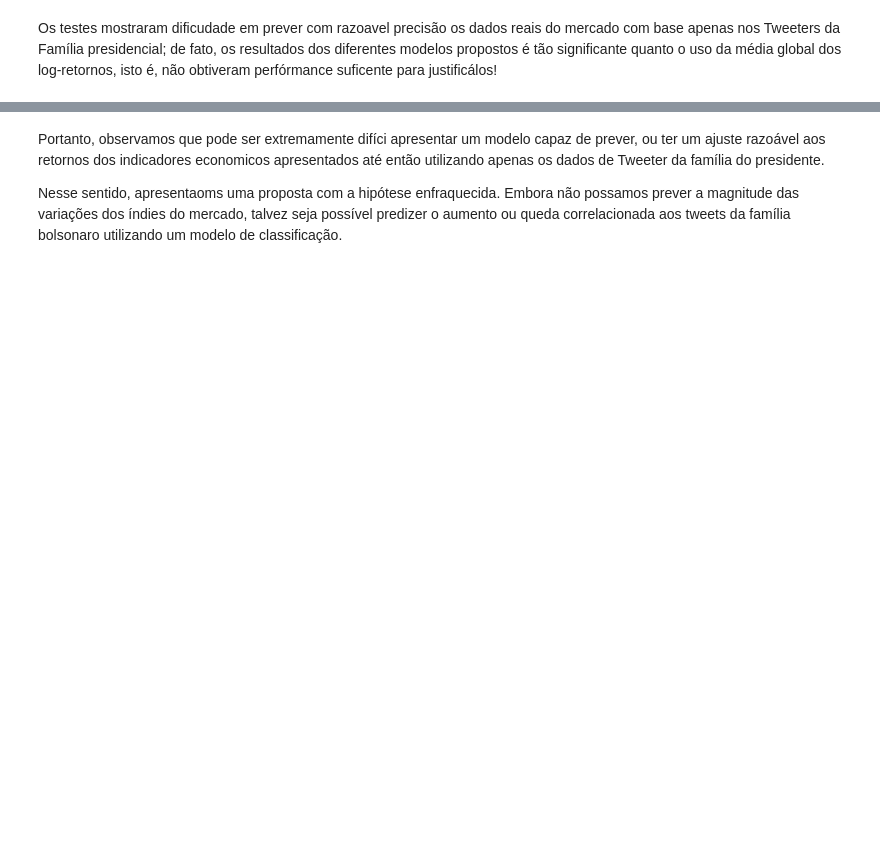
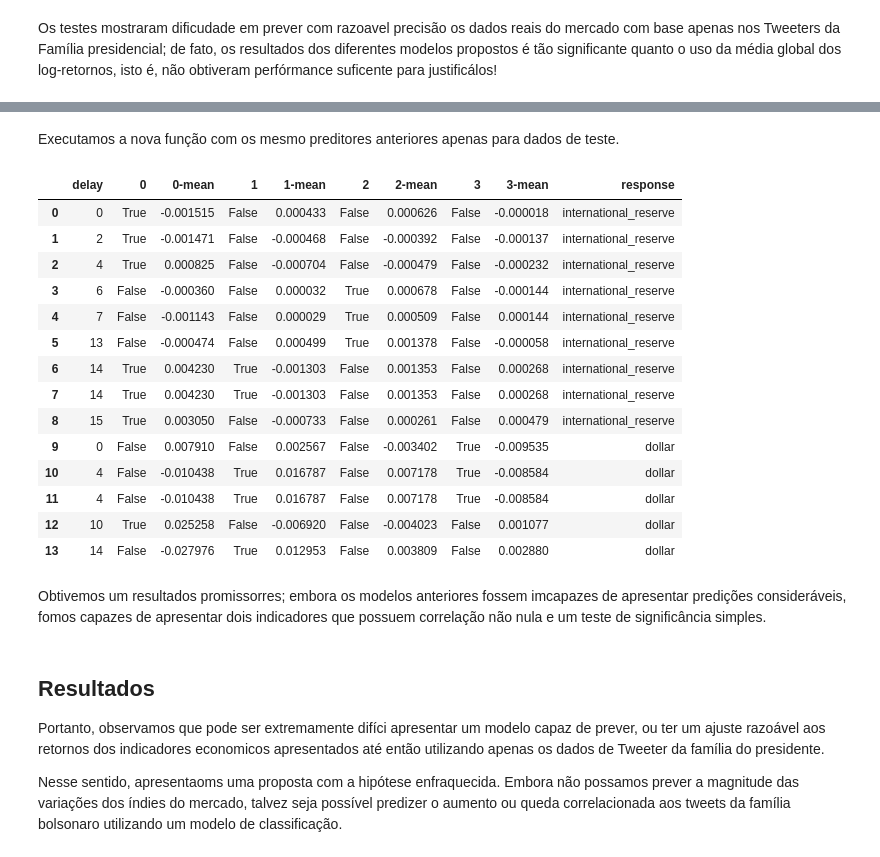
Before and after one commit to GiovaniValdrighi/Bolsonaro_Tweets, a Jupyter notebook: notebooks/effects_tweeter_economic_data.ipynb, the cells around one changed output, grey strips where cells are left out. Cells and saved outputs as stored; diff of their text form; code cells hidden in the pictures; blank space fills up the shorter version.

Commit message:
adding correlation

```diff
--- a/notebooks/effects_tweeter_economic_data.ipynb
+++ b/notebooks/effects_tweeter_economic_data.ipynb
@@ -353,21 +366,0 @@ Finalmente, após propor o modelo mais geral acima, analizamos os resultados com
-# %%
-# response variables to be tested
-responses = ['selic_meta','international_reserve','cdi','dollar']
-
-# iterate response variables and collects the results
-all_results = []
-
-for response in responses:
-  y = data[response]
-  y_train = data_train.iloc[DTw_train_4d.index]
-  y_test = data_test.iloc[DTw_test_4d.index]
-  X = DTw_data_4d
-  X_train = DTw_train_4d
-  X_test = DTw_test_4d
-
-
-  results = pca_poly_delay_adjust(X_train, y_train, X_test, y_test, X, y, lambdas, 20, 3)
-  for i in range(len(results)): results[i]["response"] = response
-  results.sort(key = lambda x: x["test"], reverse=True)
-
-  all_results = np.append(all_results, results[0:4])
@@ -398,4 +419,48 @@ results_table.set_index("response")
+# %% [markdown]
+Executamos a nova função com os mesmo preditores anteriores apenas para dados de teste.
+# %%
+all_results = []
+
+# run the funcition searching for correlation
+for response in responses:
+  y = data[response]
+  y_train = data_train[response].iloc[DTw_train_4d.index]
+  X = DTw_data_4d
+  X_train = DTw_train_4d
+
+  # checks the sifnificance of correlation
+  results = pca_delay_correlation(X_train, y_train, X, y, 20, 0.05, 500)
+  for res in results:
+    res["response"] = response
+    for col in X_train.columns:
+      if res[col]:
+        all_results = np.append(all_results, res)
+        continue
+
+# show results
+results_table = pd.DataFrame(list(all_results))
+results_table
+# %% [output]
+|  | delay | 0 | 0-mean | 1 | 1-mean | 2 | 2-mean | 3 | 3-mean | response |
+| 0 | 0 | True | -0.001515 | False | 0.000433 | False | 0.000626 | False | -0.000018 | international_reserve |
+| 1 | 2 | True | -0.001471 | False | -0.000468 | False | -0.000392 | False | -0.000137 | international_reserve |
+| 2 | 4 | True | 0.000825 | False | -0.000704 | False | -0.000479 | False | -0.000232 | international_reserve |
+| 3 | 6 | False | -0.000360 | False | 0.000032 | True | 0.000678 | False | -0.000144 | international_reserve |
+| 4 | 7 | False | -0.001143 | False | 0.000029 | True | 0.000509 | False | 0.000144 | international_reserve |
+| 5 | 13 | False | -0.000474 | False | 0.000499 | True | 0.001378 | False | -0.000058 | international_reserve |
+| 6 | 14 | True | 0.004230 | True | -0.001303 | False | 0.001353 | False | 0.000268 | international_reserve |
+| 7 | 14 | True | 0.004230 | True | -0.001303 | False | 0.001353 | False | 0.000268 | international_reserve |
+| 8 | 15 | True | 0.003050 | False | -0.000733 | False | 0.000261 | False | 0.000479 | international_reserve |
+| 9 | 0 | False | 0.007910 | False | 0.002567 | False | -0.003402 | True | -0.009535 | dollar |
+| 10 | 4 | False | -0.010438 | True | 0.016787 | False | 0.007178 | True | -0.008584 | dollar |
+| 11 | 4 | False | -0.010438 | True | 0.016787 | False | 0.007178 | True | -0.008584 | dollar |
+| 12 | 10 | True | 0.025258 | False | -0.006920 | False | -0.004023 | False | 0.001077 | dollar |
+| 13 | 14 | False | -0.027976 | True | 0.012953 | False | 0.003809 | False | 0.002880 | dollar |
+# %% [markdown]
+Obtivemos um resultados promissorres; embora os modelos anteriores fossem imcapazes de apresentar predições consideráveis, fomos capazes de apresentar dois indicadores que possuem correlação não nula e um teste de significância simples.
 # %% [markdown]
+## Resultados
+
 Portanto, observamos que pode ser extremamente difíci apresentar um modelo capaz de prever, ou ter um ajuste razoável aos retornos dos indicadores economicos apresentados até então utilizando apenas os dados de Tweeter da família do presidente.
 
 Nesse sentido, apresentaoms uma proposta com a hipótese enfraquecida. Embora não possamos prever a magnitude das variações dos índies do mercado, talvez seja possível predizer o aumento ou queda correlacionada aos tweets da família bolsonaro utilizando um modelo de classificação.
```
Also changed, not shown: parts of 13 cells of this notebook.
